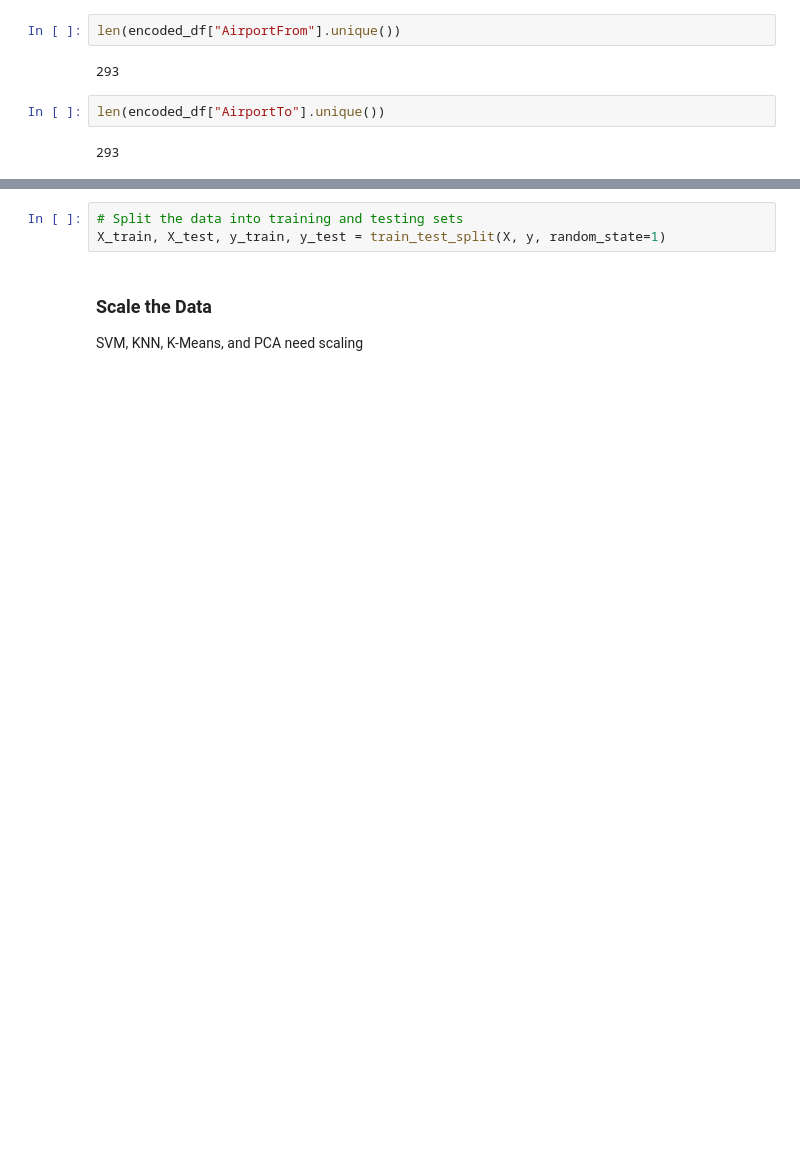
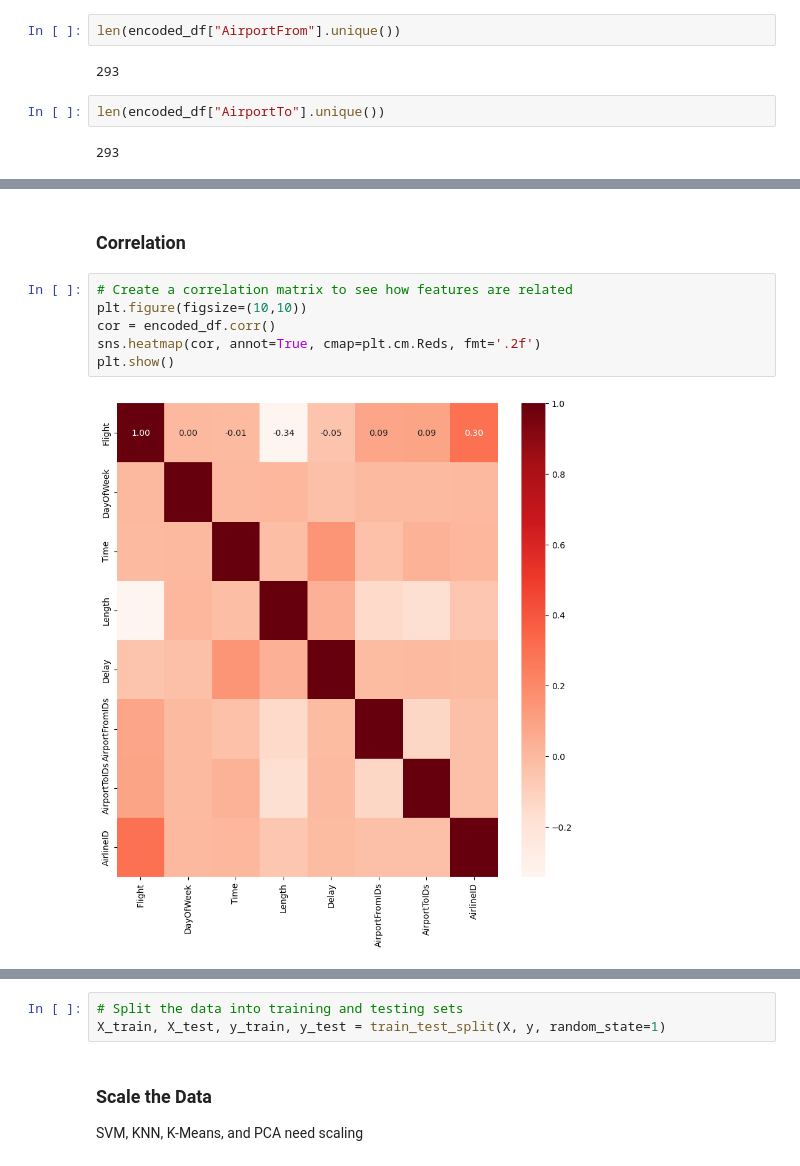
Before and after one commit to stacjstaton/ai-project2-flight-delay-predictions, a Jupyter notebook: jenn_models.ipynb, the cells around one changed output, grey strips where cells are left out. Cells and saved outputs as stored; diff of their text form; blank space fills up the shorter version.

Commit message:
add correlation
Signed-off-by: Jenn Allen <jenn.allen@gmail.com>

```diff
--- a/jenn_models.ipynb
+++ b/jenn_models.ipynb
@@ -183,0 +183,10 @@ encoded_df.drop(['id', 'Time_encoded'], axis=1, inplace=True)
+# %% [markdown]
+### Correlation
+# %%
+# Create a correlation matrix to see how features are related
+plt.figure(figsize=(10,10))
+cor = encoded_df.corr()
+sns.heatmap(cor, annot=True, cmap=plt.cm.Reds, fmt='.2f')
+plt.show()
+# %% [output]
+[figure, added]
```
Also changed, not shown: parts of 20 cells of this notebook.
